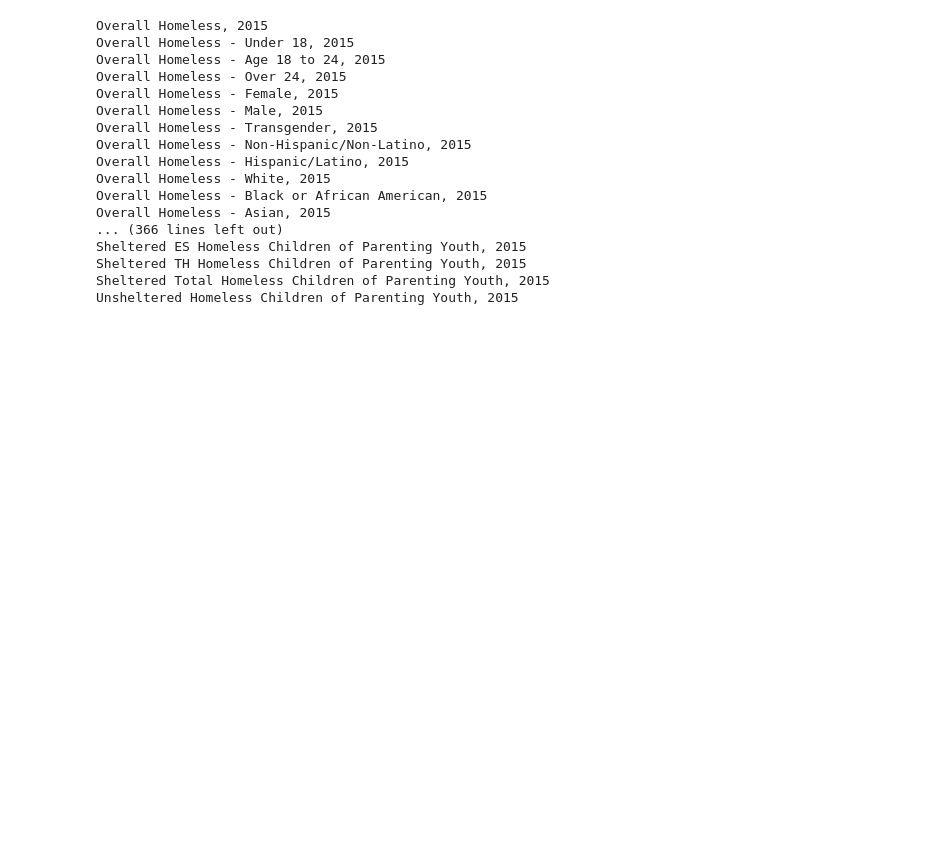
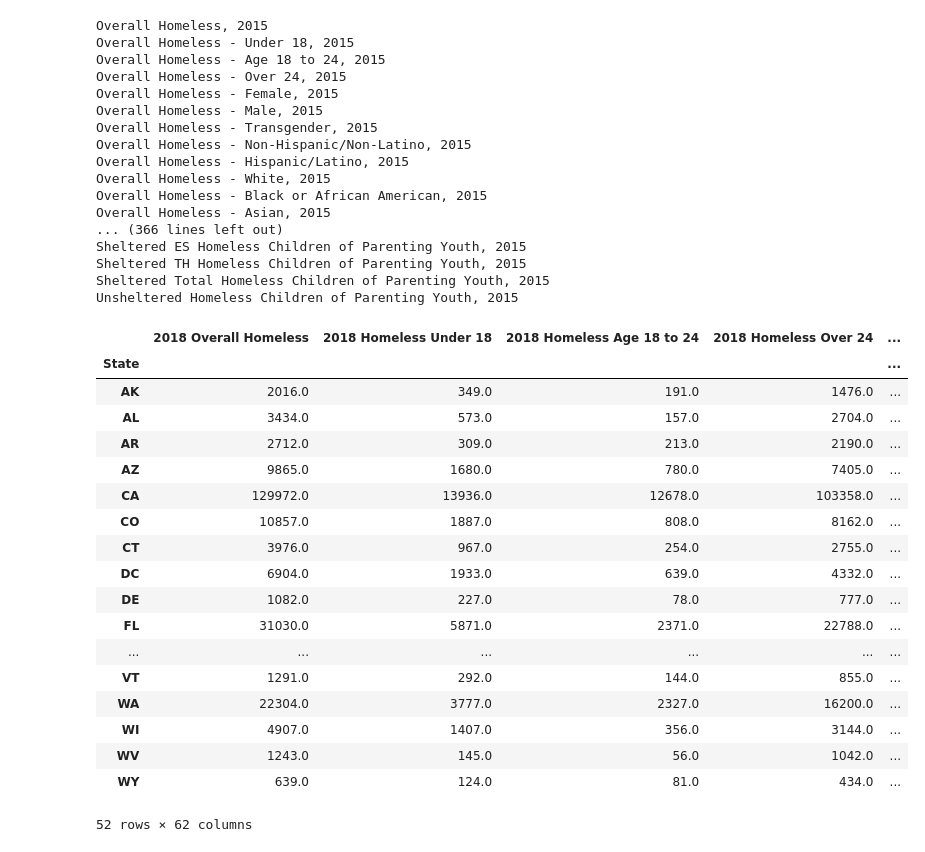
Before and after one commit to Rshn8411/ETL_project, a Jupyter notebook: Cleaning 2007-2019-PIT-Counts-by-CoC.ipynb, the cells around one changed output. Drawn from its saved outputs; the diff is of its cells as text; code cells hidden in the pictures; blank space fills up the shorter version.

```diff
--- a/Cleaning 2007-2019-PIT-Counts-by-CoC.ipynb
+++ b/Cleaning 2007-2019-PIT-Counts-by-CoC.ipynb
@@ -231,3 +424,66 @@ Sheltered ES Homeless Children of Parenting Youth, 2015
 Sheltered TH Homeless Children of Parenting Youth, 2015
 Sheltered Total Homeless Children of Parenting Youth, 2015
 Unsheltered Homeless Children of Parenting Youth, 2015
+# %%
+#Select only overall values for 2015
+modified2015 = group2015[['Overall Homeless, 2015',
+'Overall Homeless - Under 18, 2015',
+'Overall Homeless - Age 18 to 24, 2015',
+'Overall Homeless - Over 24, 2015',
+'Overall Homeless - Female, 2015',
+'Overall Homeless - Male, 2015',
+'Overall Homeless - Transgender, 2015',
+'Overall Homeless - Non-Hispanic/Non-Latino, 2015',
+'Overall Homeless - Hispanic/Latino, 2015',
+'Overall Homeless - White, 2015',
+'Overall Homeless - Black or African American, 2015',
+'Overall Homeless - Asian, 2015',
+'Overall Homeless - American Indian or Alaska Native, 2015',
+'Overall Homeless - Native Hawaiian or Other Pacific Islander, 2015',
+'Overall Homeless - Multiple Races, 2015']]
+# %%
+#Rename columns
+renamed2015 = modified2015.rename(columns={'Overall Homeless, 2015': '2015 Overall Homeless',
+'Overall Homeless - Under 18, 2015': '2015 Homeless Under 18',
+'Overall Homeless - Age 18 to 24, 2015': '2015 Homeless Age 18 to 24',
+'Overall Homeless - Over 24, 2015': '2015 Homeless Over 24',
+'Overall Homeless - Female, 2015': '2015 Homeless Female',
+'Overall Homeless - Male, 2015': '2015 Homeless Male',
+'Overall Homeless - Transgender, 2015': '2015 Homeless Transgender',
+'Overall Homeless - Non-Hispanic/Non-Latino, 2015': '2015 Homeless Non-Hispanic/Non-Latino',
+'Overall Homeless - Hispanic/Latino, 2015': '2015 Homeless Hispanic/Latino',
+'Overall Homeless - White, 2015': '2015 Homeless White',
+'Overall Homeless - Black or African American, 2015': '2015 Homeless Black or African American',
+'Overall Homeless - Asian, 2015': '2015 Homeless Asian',
+'Overall Homeless - American Indian or Alaska Native, 2015': '2015 Homeless American Indian or Alaska Native',
+'Overall Homeless - Native Hawaiian or Other Pacific Islander, 2015': '2015 Homeless Native Hawaiian or Other Pacific Islander',
+'Overall Homeless - Multiple Races, 2015': '2015 Homeless Multiple Races'})
+# %%
+#Drop American territorries
+final2015 = renamed2015.drop(['GU', 'VI'])
+# %%
+#Merge Tables
+merge2017 = pd.merge(final2018, final2017, on="State", how="left")
+merge2016 = pd.merge(merge2017, final2016, on="State", how="left")
+allData = pd.merge(merge2016, final2015, on="State", how="left")
+allData
+# %% [output]
+|  | 2018 Overall Homeless | 2018 Homeless Under 18 | 2018 Homeless Age 18 to 24 | 2018 Homeless Over 24 | ... |
+| State |  |  |  |  | ... |
+| AK | 2016.0 | 349.0 | 191.0 | 1476.0 | ... |
+| AL | 3434.0 | 573.0 | 157.0 | 2704.0 | ... |
+| AR | 2712.0 | 309.0 | 213.0 | 2190.0 | ... |
+| AZ | 9865.0 | 1680.0 | 780.0 | 7405.0 | ... |
+| CA | 129972.0 | 13936.0 | 12678.0 | 103358.0 | ... |
+| CO | 10857.0 | 1887.0 | 808.0 | 8162.0 | ... |
+| CT | 3976.0 | 967.0 | 254.0 | 2755.0 | ... |
+| DC | 6904.0 | 1933.0 | 639.0 | 4332.0 | ... |
+| DE | 1082.0 | 227.0 | 78.0 | 777.0 | ... |
+| FL | 31030.0 | 5871.0 | 2371.0 | 22788.0 | ... |
+| ... | ... | ... | ... | ... | ... |
+| VT | 1291.0 | 292.0 | 144.0 | 855.0 | ... |
+| WA | 22304.0 | 3777.0 | 2327.0 | 16200.0 | ... |
+| WI | 4907.0 | 1407.0 | 356.0 | 3144.0 | ... |
+| WV | 1243.0 | 145.0 | 56.0 | 1042.0 | ... |
+| WY | 639.0 | 124.0 | 81.0 | 434.0 | ... |
+52 rows × 62 columns
```
Also changed, not shown: parts of 13 cells of this notebook, 3 other files.
